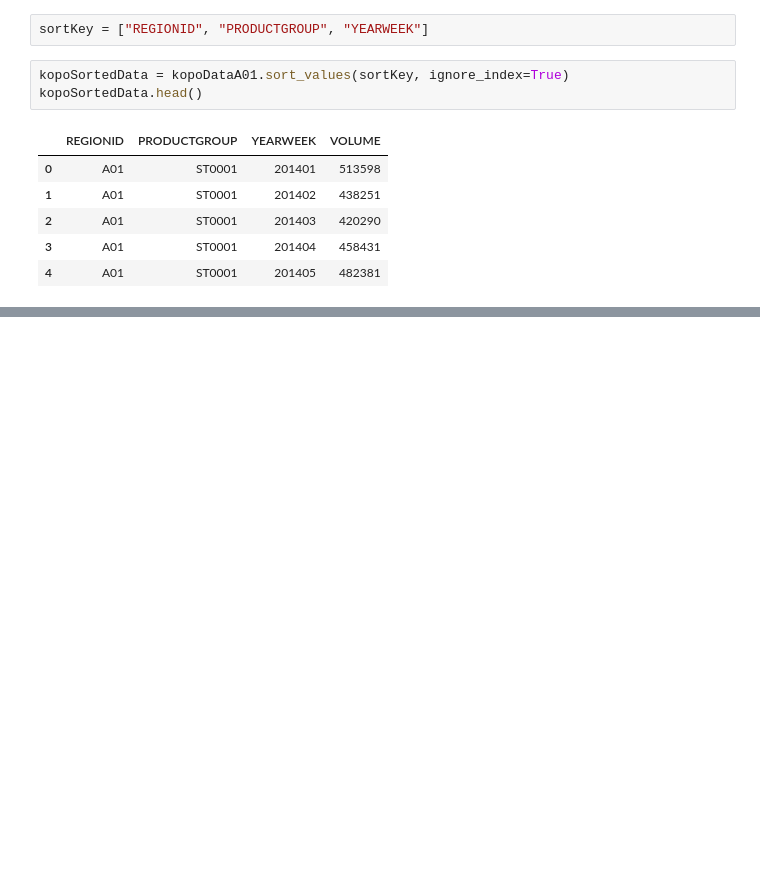
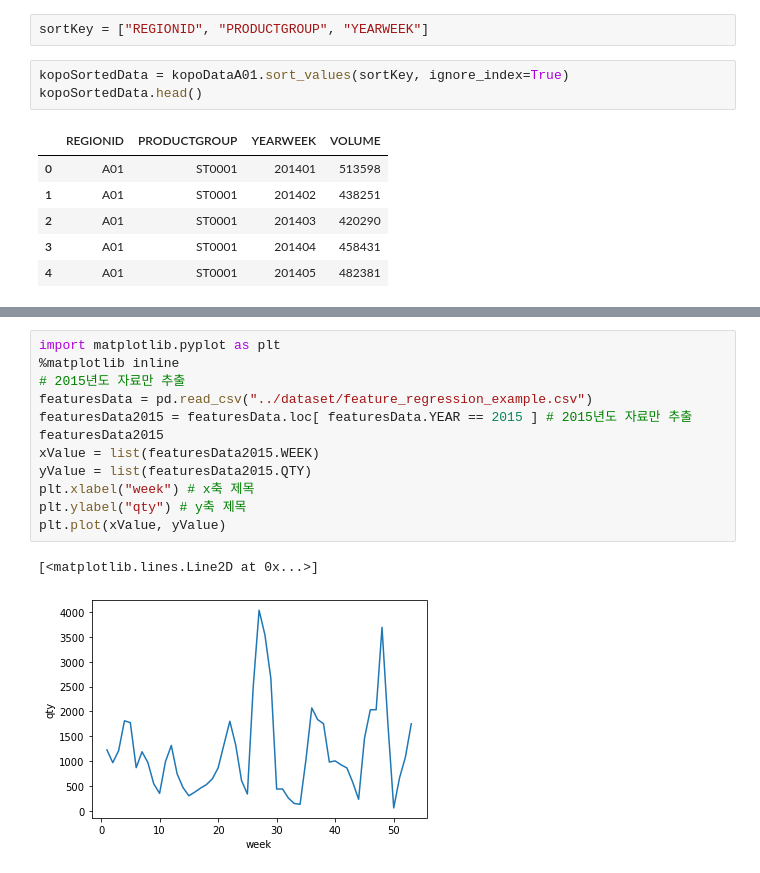
Before and after one commit to HongDonkey/Python, a Jupyter notebook: Session05/DataProject_HDK.ipynb, the cells around one changed output, grey strips where cells are left out. Saved outputs shown, nothing was run; the diff lists cells and outputs as text; blank space fills up the shorter version.

```diff
--- a/Session05/DataProject_HDK.ipynb
+++ b/Session05/DataProject_HDK.ipynb
@@ -312,0 +347,15 @@ kopoSortedData.head()
+# %%
+import matplotlib.pyplot as plt
+%matplotlib inline
+# 2015년도 자료만 추출
+featuresData = pd.read_csv("../dataset/feature_regression_example.csv")
+featuresData2015 = featuresData.loc[ featuresData.YEAR == 2015 ] # 2015년도 자료만 추출
+featuresData2015
+xValue = list(featuresData2015.WEEK)
+yValue = list(featuresData2015.QTY)
+plt.xlabel("week") # x축 제목
+plt.ylabel("qty") # y축 제목
+plt.plot(xValue, yValue)
+# %% [output]
+[<matplotlib.lines.Line2D at 0x...>]
+[figure, added]
```
Also changed, not shown: parts of 13 cells of this notebook.
